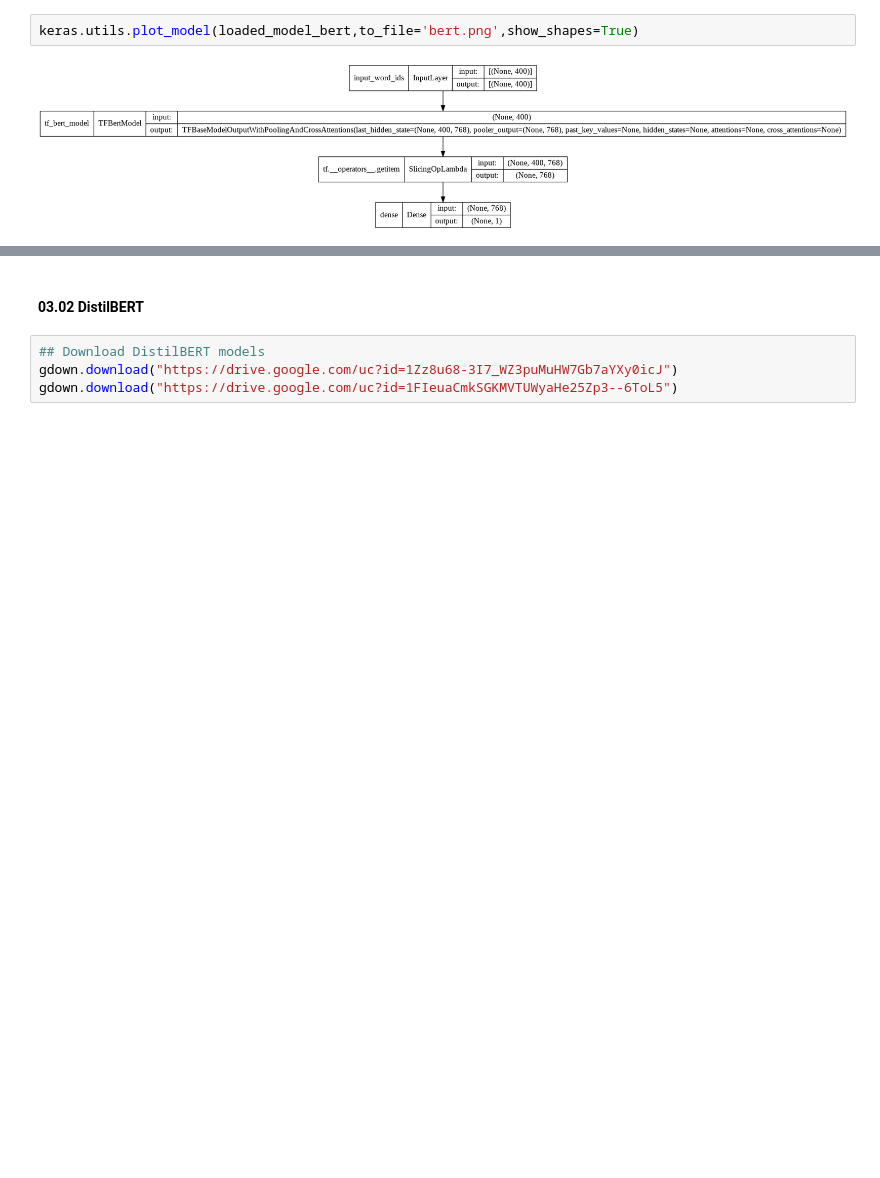
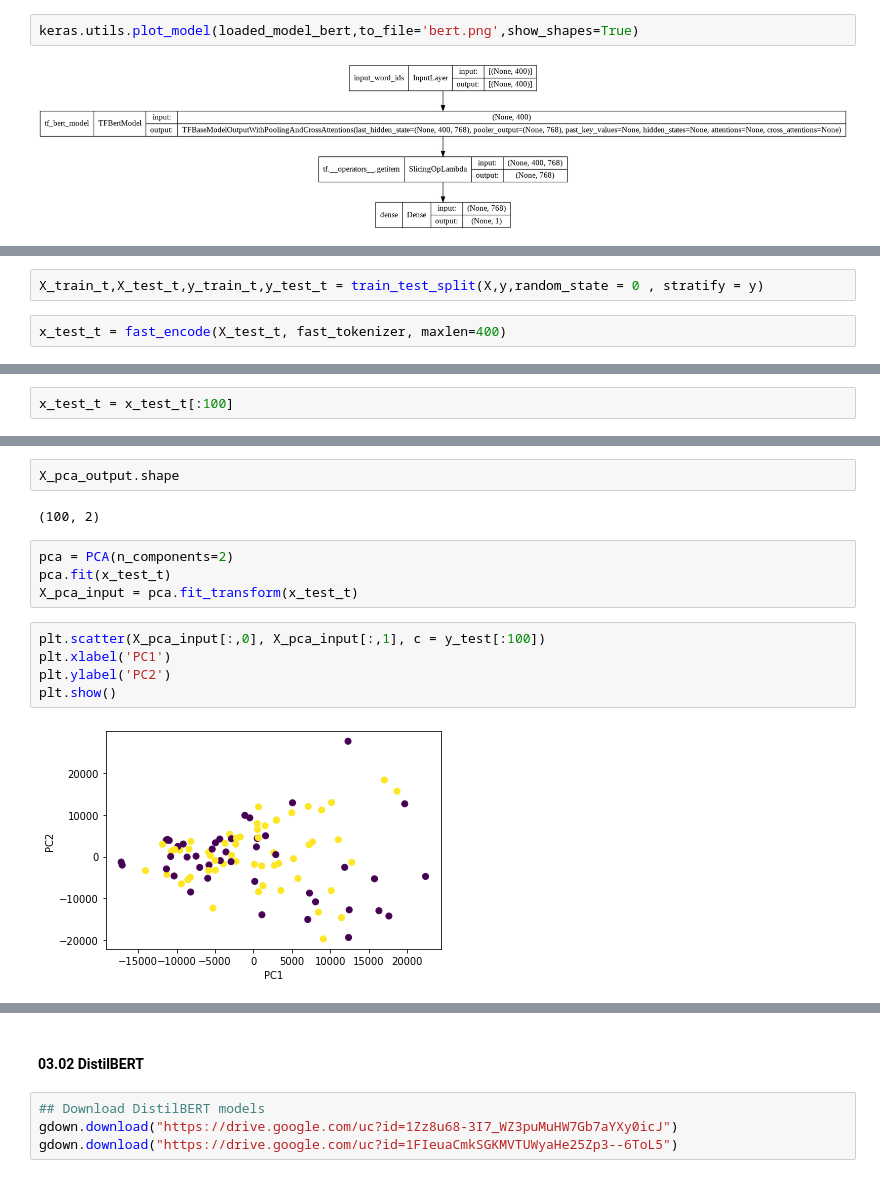
Before and after one commit to subhabrata-ghosh-1988/Transformers, a Jupyter notebook: Transformers_Ensemble.ipynb, the cells around one changed output, grey strips where cells are left out. Drawn from its saved outputs; the diff is of its cells as text; blank space fills up the shorter version.

Commit message:
Applying PCA on the output

```diff
--- a/Transformers_Ensemble.ipynb
+++ b/Transformers_Ensemble.ipynb
@@ -272,0 +260,4 @@ bm_bert_layer['pooler_output']
+# %%
+X_train_t,X_test_t,y_train_t,y_test_t = train_test_split(X,y,random_state = 0 , stratify = y)
+# %%
+x_test_t = fast_encode(X_test_t, fast_tokenizer, maxlen=400)
@@ -272,0 +268,2 @@ bm_bert_layer['pooler_output']
+# %%
+x_test_t = x_test_t[:100]
@@ -272,0 +334,15 @@ bm_bert_layer['pooler_output']
+# %%
+X_pca_output.shape
+# %% [output]
+(100, 2)
+# %%
+pca = PCA(n_components=2)
+pca.fit(x_test_t)
+X_pca_input = pca.fit_transform(x_test_t)
+# %%
+plt.scatter(X_pca_input[:,0], X_pca_input[:,1], c = y_test[:100])
+plt.xlabel('PC1')
+plt.ylabel('PC2')
+plt.show()
+# %% [output]
+[figure, added]
```
Also changed, not shown: parts of 19 cells of this notebook.
